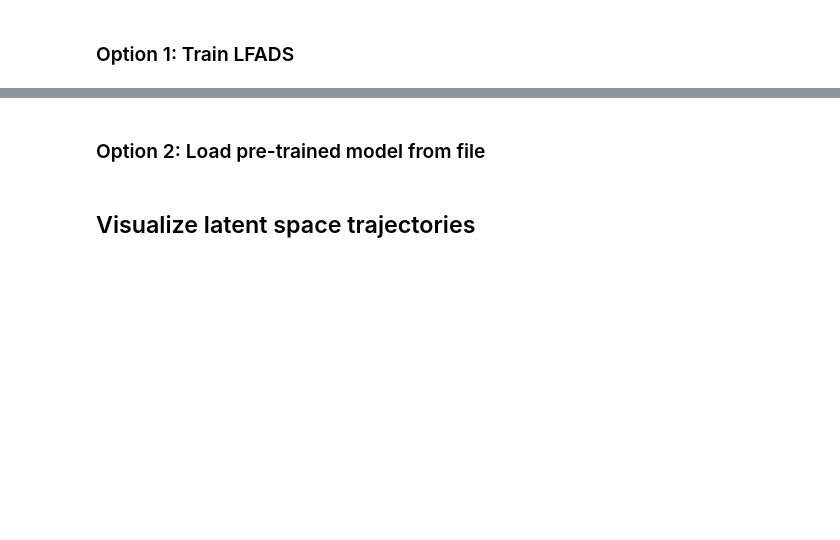
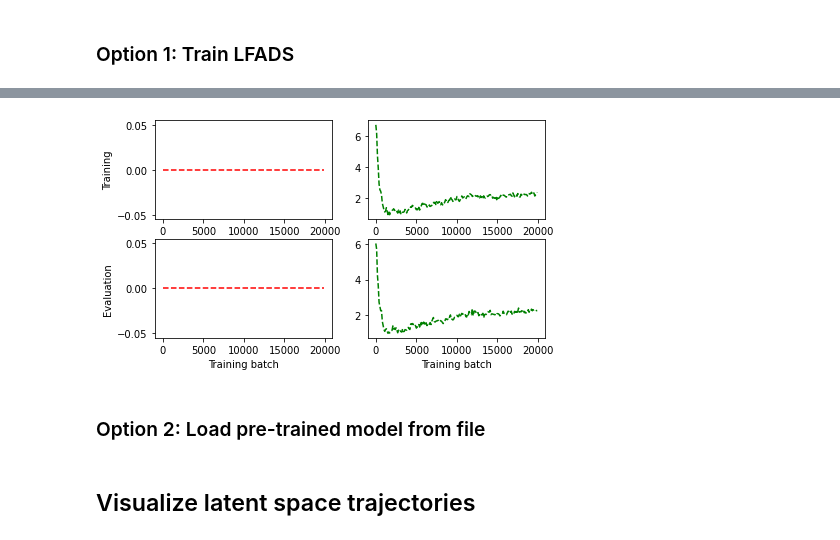
Before and after one commit to NinelK/IMBIZO2022_DS_tutorial_solutions, a Jupyter notebook: DS_Tutorial_Part_4_SOLUTIONS.ipynb, the cells around one changed output, grey strips where cells are left out. Drawn from its saved outputs; the diff is of its cells as text; code cells hidden in the pictures; blank space fills up the shorter version.

```diff
--- a/DS_Tutorial_Part_4_SOLUTIONS.ipynb
+++ b/DS_Tutorial_Part_4_SOLUTIONS.ipynb
@@ -291,16 +331,16 @@ plt.title('Classic exponential spectrum');
 # LFADS Hyper parameters
 data_dim = train_data.shape[2]  # input to lfads should have dimensions:
 ntimesteps = train_data.shape[1] #   (batch_size x ntimesteps x data_dim)
-batch_size = 200      # batch size during optimization
+batch_size = 100      # batch size during optimization
 
 # LFADS architecture - The size of the numbers is rather arbitrary,
 # but relatively small because we know the integrator RNN isn't too high
 # dimensional in its activity.
-enc_dim = 16         # encoder dim
+enc_dim = 64         # encoder dim
 con_dim = 0          # controller dim
 ii_dim = 0           # inferred input dim
-gen_dim = 16         # generator dim, should be large enough
-factors_dim = 2      # factors dim, should be large enough to capture most variance of dynamics
+gen_dim = 64         # generator dim, should be large enough to generate integrator RNN dynamics
+factors_dim = 8      # factors dim, should be large enough to capture most variance of dynamics
 
 # Numerical stability
 var_min = 0.001 # Minimal variance any gaussian can become.
@@ -327,7 +367,7 @@ lfads_hps = {'data_dim' : data_dim, 'ntimesteps' : ntimesteps,
              'l2reg' : l2reg,
              'batch_size' : batch_size}
 
-num_batches = 10000         # how many batches do we train
+num_batches = 20000         # how many batches do we train
 print_every = 100            # give information every so often
 
 # Learning rate HPs
@@ -339,7 +379,7 @@ decay_steps = 1             # learning rate decay param
 keep_rate = 0.95             # dropout keep rate during training
 
 # Numerical stability HPs
-max_grad_norm = 1.0        # gradient clipping above this value
+max_grad_norm = 10.0        # gradient clipping above this value
 
 # The fact that the start and end values are required to be floats is something I need to fix.
 kl_warmup_start = 0.0 # batch number to start KL warm-up, explicitly float
@@ -442,3 +500,21 @@ plt.xlabel('Training batch');
+# %%
+# See the effect of the KL warmup, which is shown
+# by the KL penalities without the warmup scaling.
+plt.figure(figsize=(7,4))
+plt.subplot(221)
+plt.plot(x, opt_details['tlosses']['kl_ii_prescale'], 'r--')
+plt.ylabel('Training')
+plt.subplot(222)
+plt.plot(x, opt_details['tlosses']['kl_g0_prescale'], 'g--')
+plt.subplot(223)
+plt.plot(x, opt_details['elosses']['kl_ii_prescale'], 'r--')
+plt.ylabel('Evaluation')
+plt.xlabel('Training batch')
+plt.subplot(224)
+plt.plot(x, opt_details['elosses']['kl_g0_prescale'], 'g--')
+plt.xlabel('Training batch');
+# %% [output]
+[figure, added]
 # %% [markdown]
 ### Option 2: Load pre-trained model from file
 # %%
```
Also changed, not shown: parts of 35 cells of this notebook.
